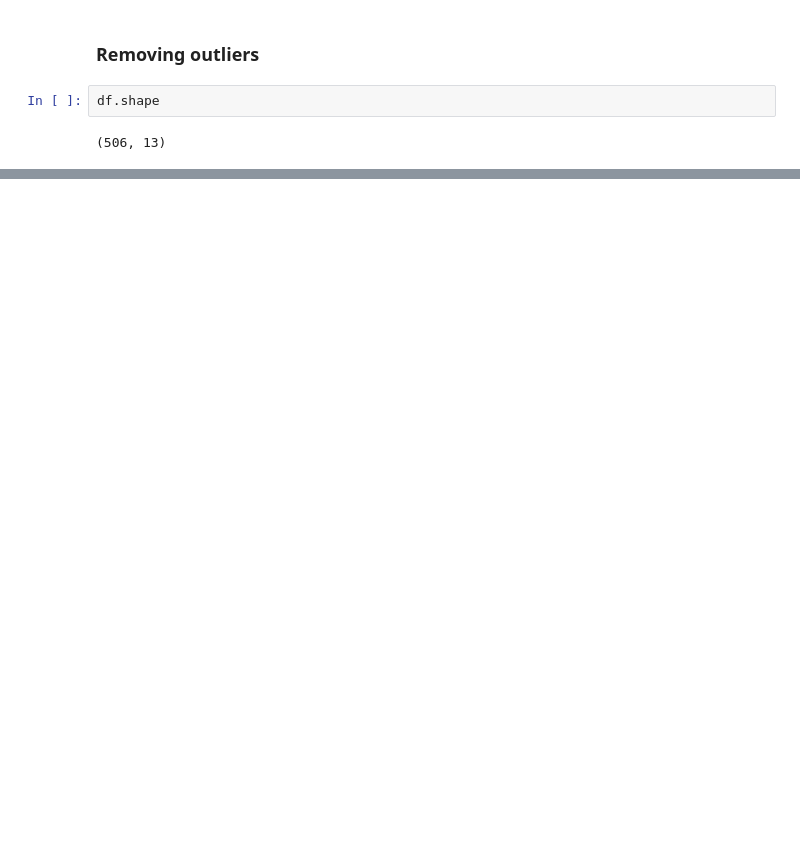
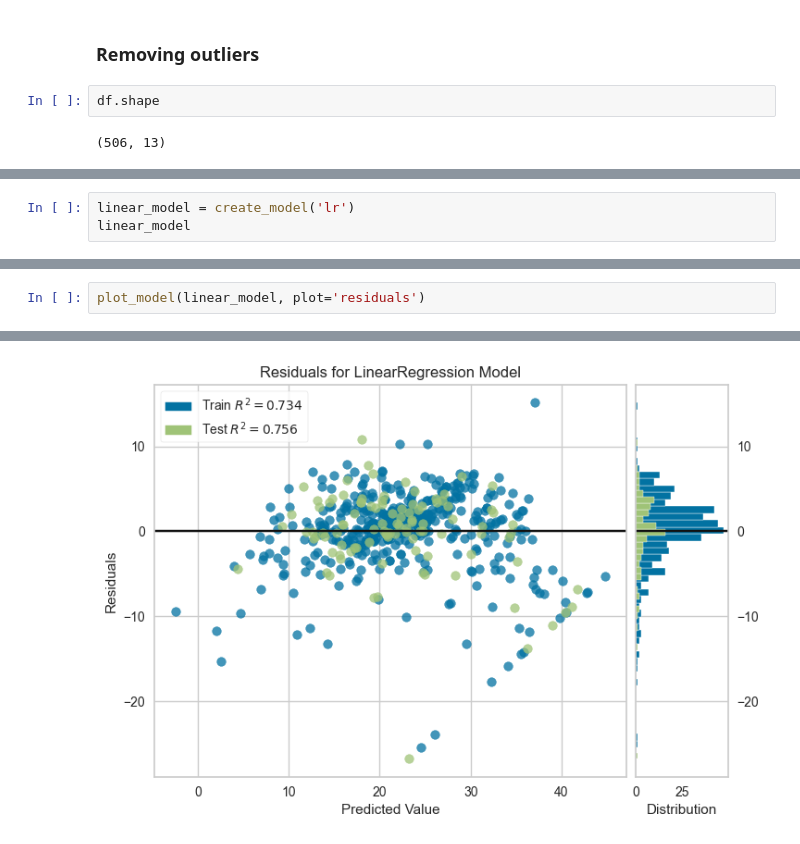
Before and after one commit to TeslimAdeyanju/Fork5-Machine_Learning-USU, a Jupyter notebook: Lectures and codes/Module 5- Linear Regression (ML approach)/Teslim_Linear_regression.ipynb, the cells around one changed output, grey strips where cells are left out. Saved outputs shown, nothing was run; the diff lists cells and outputs as text; blank space fills up the shorter version.

```diff
--- a/Lectures and codes/Module 5- Linear Regression (ML approach)/Teslim_Linear_regression.ipynb
+++ b/Lectures and codes/Module 5- Linear Regression (ML approach)/Teslim_Linear_regression.ipynb
@@ -368,0 +638,3 @@ plt.show()
+# %%
+linear_model = create_model('lr')
+linear_model
@@ -368,0 +654,3 @@ plt.show()
+# %%
+plot_model(linear_model, plot='residuals')
+# %% [output]
@@ -368,0 +658 @@ plt.show()
+[figure, added]
```
Also changed, not shown: parts of 90 cells of this notebook, 10 other files.
